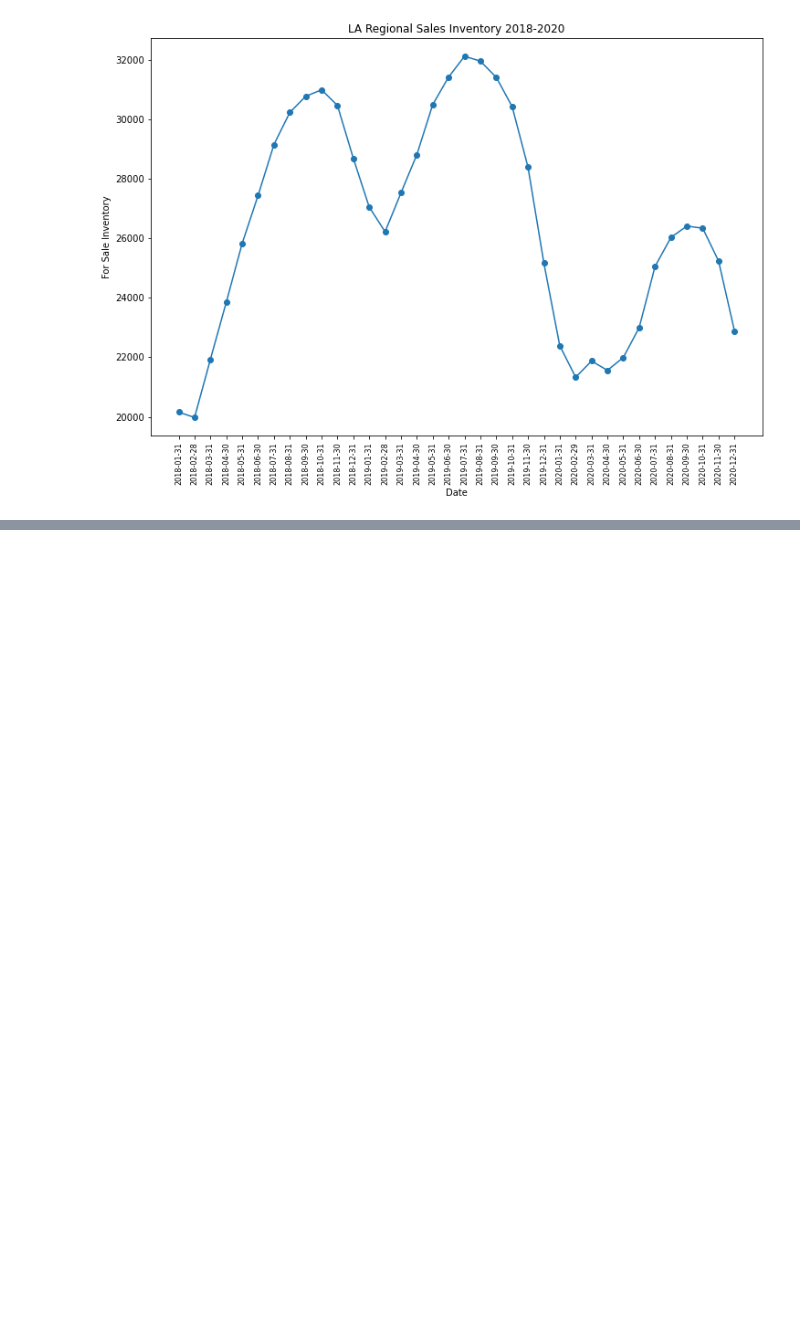
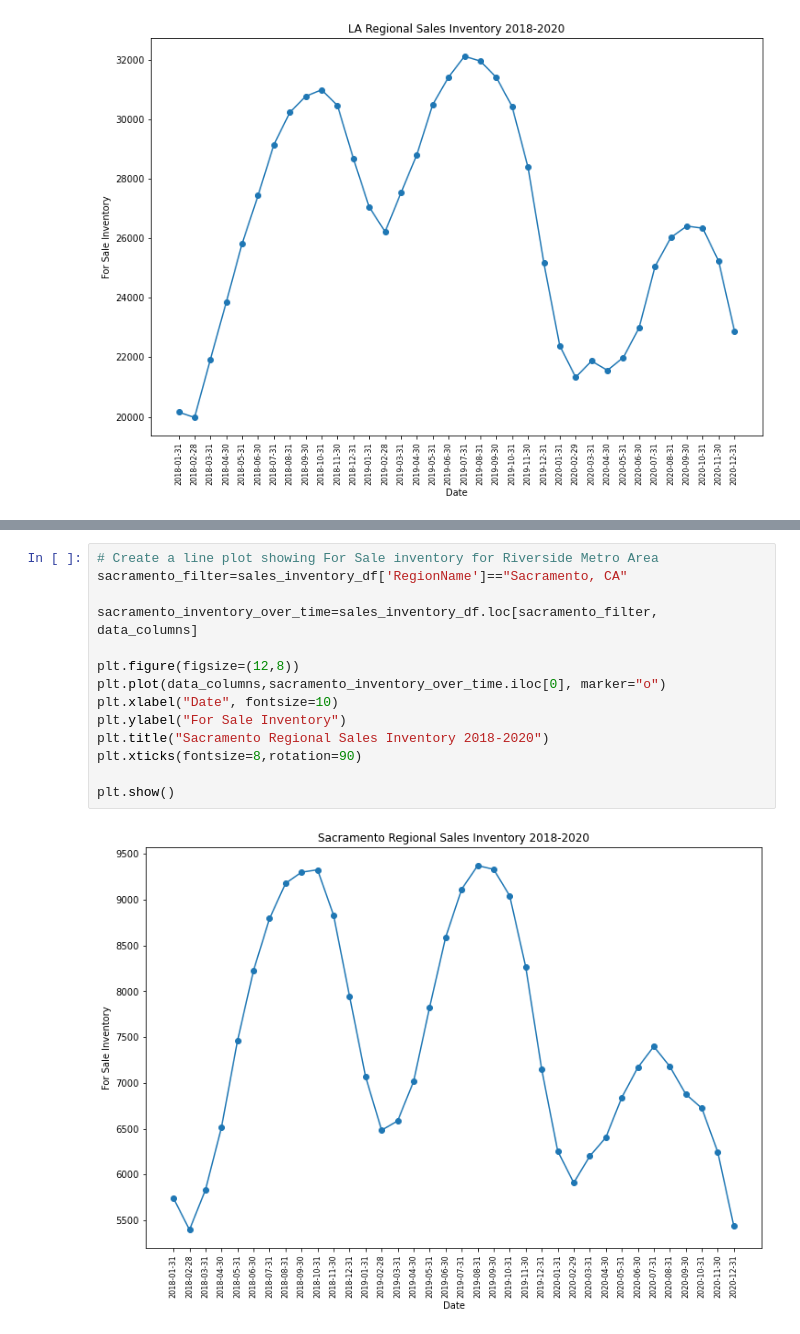
Before and after one commit to aolea13/project_1, a Jupyter notebook: for_sale_inventory_analysis.ipynb, the cells around one changed output, grey strips where cells are left out. Saved outputs shown, nothing was run; the diff lists cells and outputs as text; blank space fills up the shorter version.

```diff
--- a/for_sale_inventory_analysis.ipynb
+++ b/for_sale_inventory_analysis.ipynb
@@ -147,0 +180,16 @@ plt.show()
+# %%
+# Create a line plot showing For Sale inventory for Riverside Metro Area
+sacramento_filter=sales_inventory_df['RegionName']=="Sacramento, CA"
+
+sacramento_inventory_over_time=sales_inventory_df.loc[sacramento_filter, data_columns]
+
+plt.figure(figsize=(12,8))
+plt.plot(data_columns,sacramento_inventory_over_time.iloc[0], marker="o")
+plt.xlabel("Date", fontsize=10)
+plt.ylabel("For Sale Inventory")
+plt.title("Sacramento Regional Sales Inventory 2018-2020")
+plt.xticks(fontsize=8,rotation=90)
+
+plt.show()
+# %% [output]
+[figure, added]
```
Also changed, not shown: parts of 9 cells of this notebook, 1 other file.
